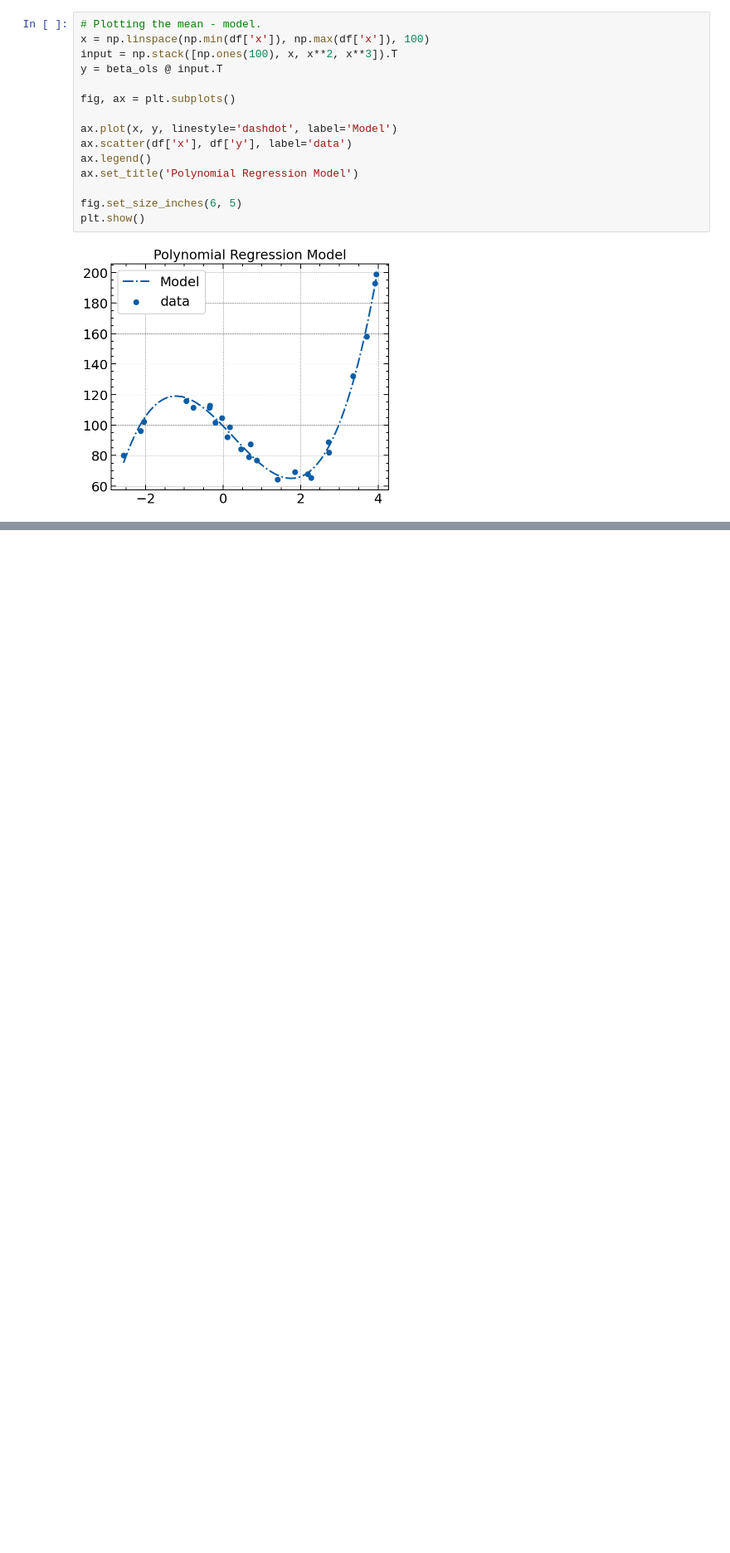
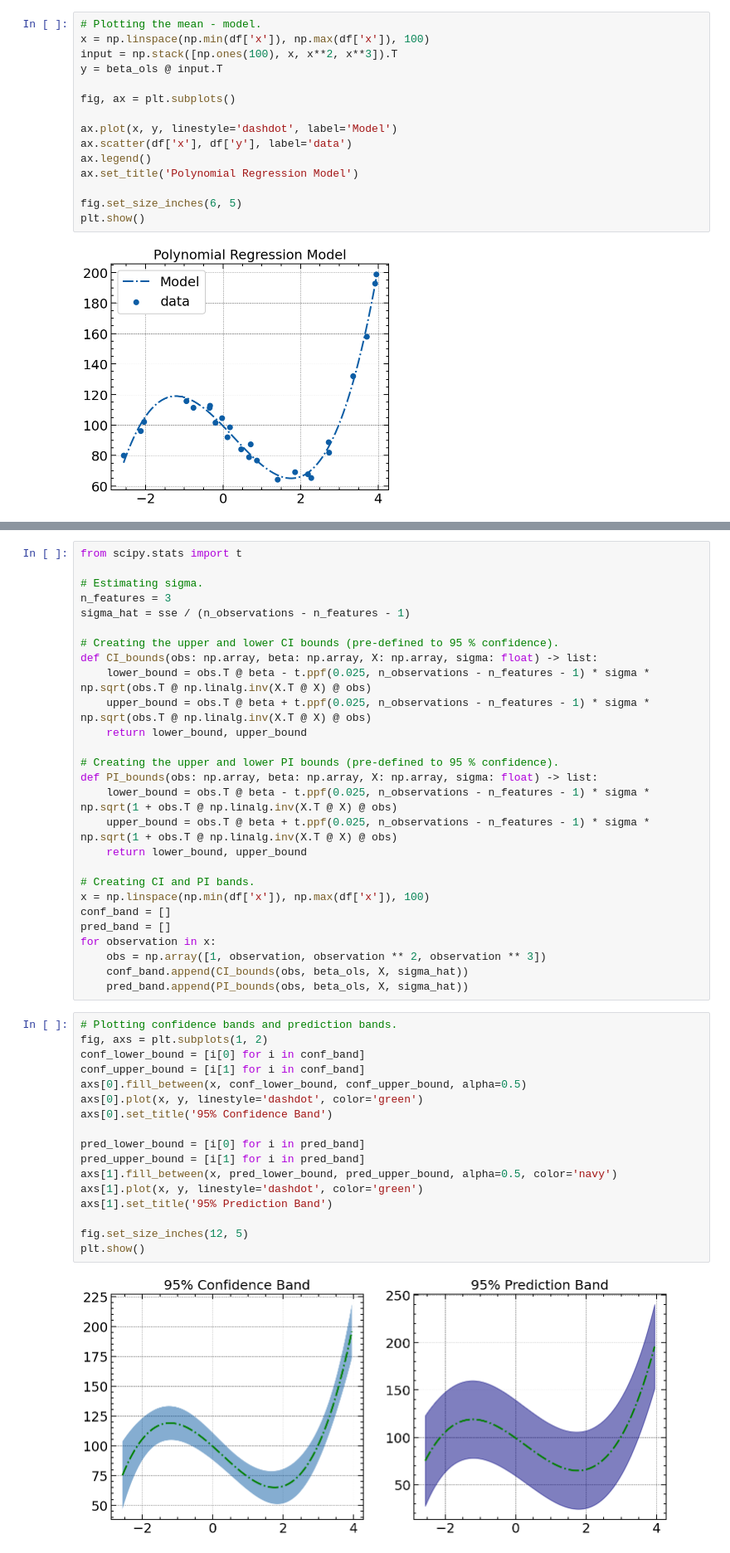
Before and after one commit to Sinbad-The-Sailor/Linear-Models, a Jupyter notebook: polynomial_regression.ipynb, the cells around one changed output, grey strips where cells are left out. Shown at 83% size. Cells and saved outputs as stored; diff of their text form; blank space fills up the shorter version.

```diff
--- a/polynomial_regression.ipynb
+++ b/polynomial_regression.ipynb
@@ -103,3 +115,49 @@ plt.show()
+# %%
+from scipy.stats import t
+
+# Estimating sigma.
+n_features = 3
+sigma_hat = sse / (n_observations - n_features - 1)
+
+# Creating the upper and lower CI bounds (pre-defined to 95 % confidence).
+def CI_bounds(obs: np.array, beta: np.array, X: np.array, sigma: float) -> list:
+    lower_bound = obs.T @ beta - t.ppf(0.025, n_observations - n_features - 1) * sigma * np.sqrt(obs.T @ np.linalg.inv(X.T @ X) @ obs)
+    upper_bound = obs.T @ beta + t.ppf(0.025, n_observations - n_features - 1) * sigma * np.sqrt(obs.T @ np.linalg.inv(X.T @ X) @ obs)
+    return lower_bound, upper_bound
+
+# Creating the upper and lower PI bounds (pre-defined to 95 % confidence).
+def PI_bounds(obs: np.array, beta: np.array, X: np.array, sigma: float) -> list:
+    lower_bound = obs.T @ beta - t.ppf(0.025, n_observations - n_features - 1) * sigma * np.sqrt(1 + obs.T @ np.linalg.inv(X.T @ X) @ obs)
+    upper_bound = obs.T @ beta + t.ppf(0.025, n_observations - n_features - 1) * sigma * np.sqrt(1 + obs.T @ np.linalg.inv(X.T @ X) @ obs)
+    return lower_bound, upper_bound
+
+# Creating CI and PI bands.
+x = np.linspace(np.min(df['x']), np.max(df['x']), 100)
+conf_band = []
+pred_band = []
+for observation in x:
+    obs = np.array([1, observation, observation ** 2, observation ** 3])
+    conf_band.append(CI_bounds(obs, beta_ols, X, sigma_hat))
+    pred_band.append(PI_bounds(obs, beta_ols, X, sigma_hat))
+# %%
+# Plotting confidence bands and prediction bands.
+fig, axs = plt.subplots(1, 2)
+conf_lower_bound = [i[0] for i in conf_band]
+conf_upper_bound = [i[1] for i in conf_band]
+axs[0].fill_between(x, conf_lower_bound, conf_upper_bound, alpha=0.5)
+axs[0].plot(x, y, linestyle='dashdot', color='green')
+axs[0].set_title('95% Confidence Band')
+
+pred_lower_bound = [i[0] for i in pred_band]
+pred_upper_bound = [i[1] for i in pred_band]
+axs[1].fill_between(x, pred_lower_bound, pred_upper_bound, alpha=0.5, color='navy')
+axs[1].plot(x, y, linestyle='dashdot', color='green')
+axs[1].set_title('95% Prediction Band')
+
+fig.set_size_inches(12, 5)
+plt.show()
+# %% [output]
+[figure, added]
 # %% [markdown]
 ### Tikhonov Regularization (L2 Ridge Regression)
 
```
Also changed, not shown: parts of 8 cells of this notebook.
